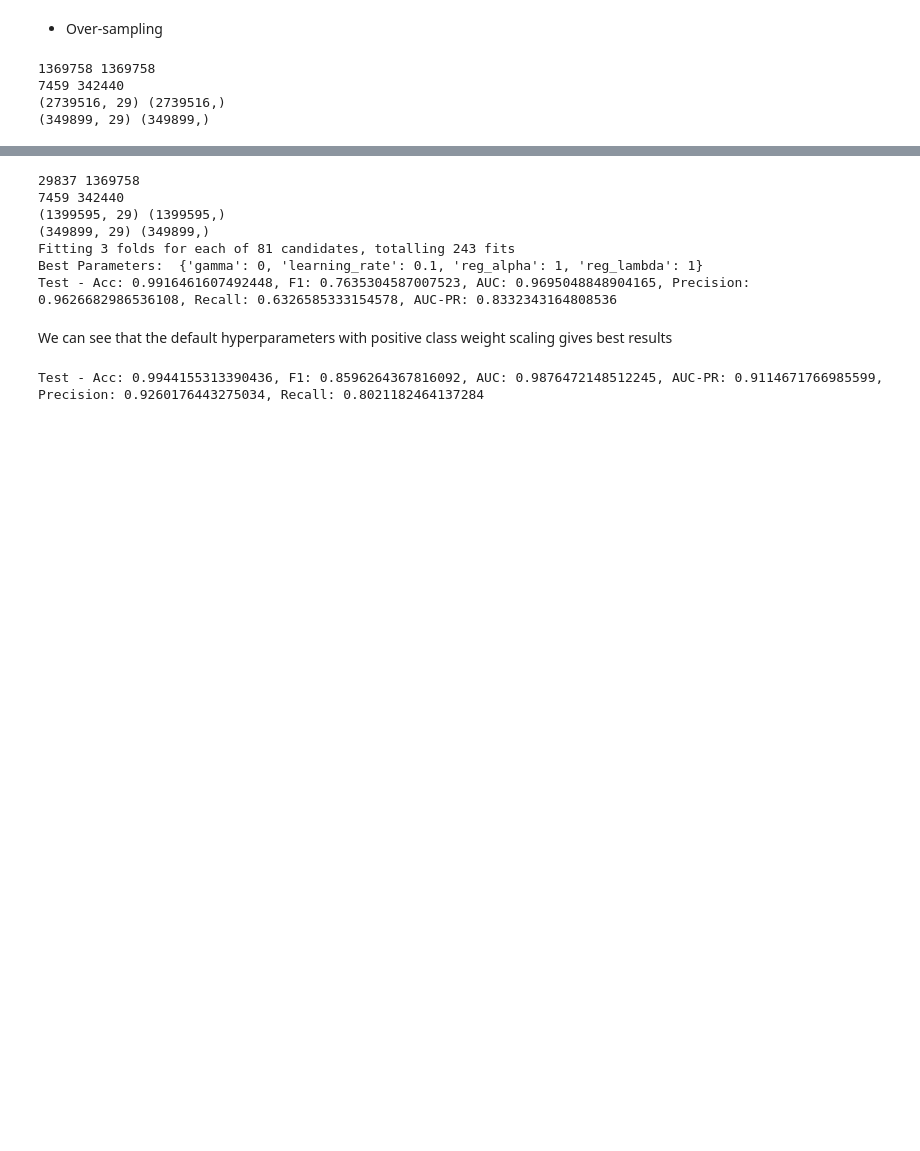
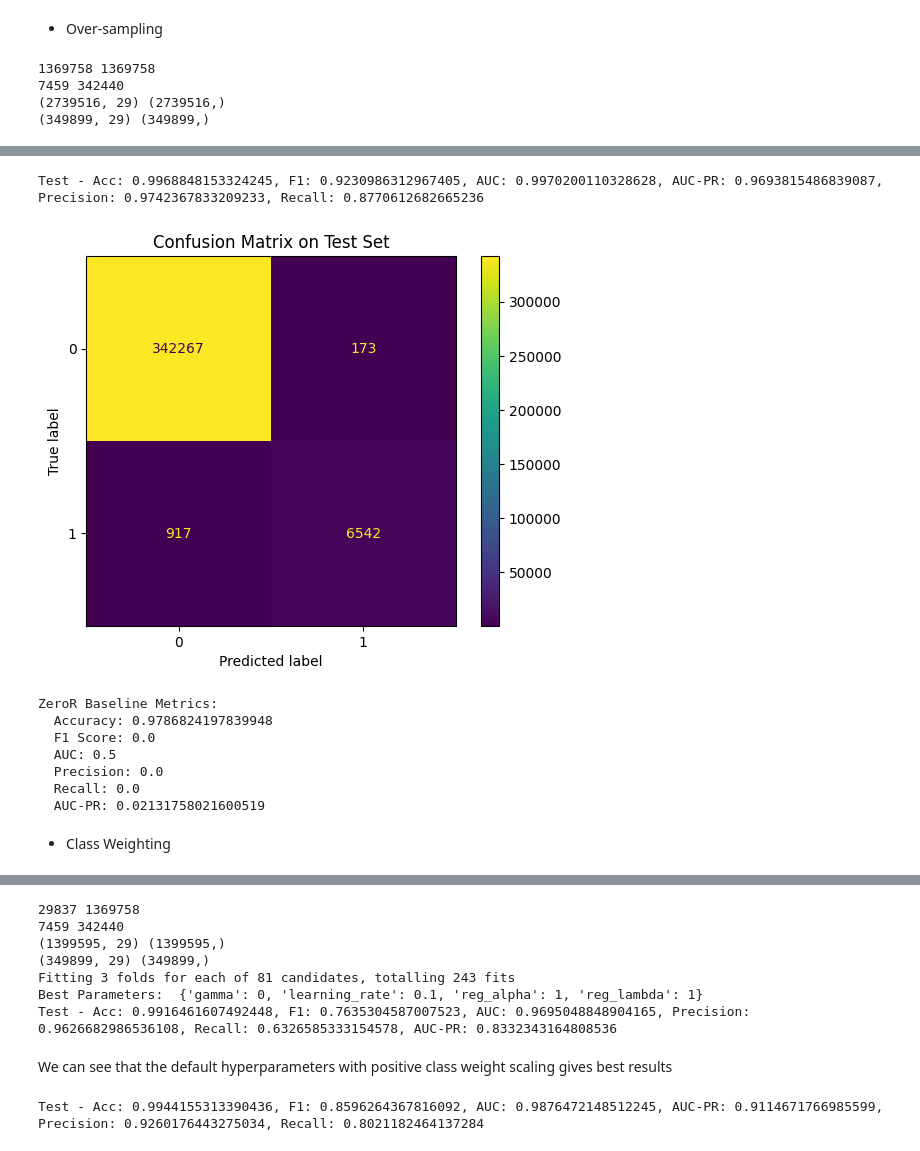
Before and after one commit to Elkapeer/ML-Project, a Jupyter notebook: Ensemble_Model.ipynb, the cells around one changed output, grey strips where cells are left out. Drawn from its saved outputs; the diff is of its cells as text; code cells hidden in the pictures; blank space fills up the shorter version.

```diff
--- a/Ensemble_Model.ipynb
+++ b/Ensemble_Model.ipynb
@@ -47,5 +47,5 @@ model = XGBClassifier()
 # %%
-def trainAndEvaluate(show= False):
+def trainAndEvaluate(model, show= False):
 
     model.fit(X_train, y_train)
 
@@ -273,0 +275,16 @@ We can see that balancing the dataset didn't help as
+# %%
+model = XGBClassifier(n_estimators=1000)
+# %%
+_ = trainAndEvaluate(model, show=True)
+# %% [output]
+Test - Acc: 0.9968848153324245, F1: 0.9230986312967405, AUC: 0.9970200110328628, AUC-PR: 0.9693815486839087, Precision: 0.9742367833209233, Recall: 0.8770612682665236
+[figure, added]
+ZeroR Baseline Metrics:
+  Accuracy: 0.9786824197839948
+  F1 Score: 0.0
+  AUC: 0.5
+  Precision: 0.0
+  Recall: 0.0
+  AUC-PR: 0.02131758021600519
+# %% [markdown]
+- Class Weighting
```
Also changed, not shown: parts of 23 cells of this notebook, 3 other files.
